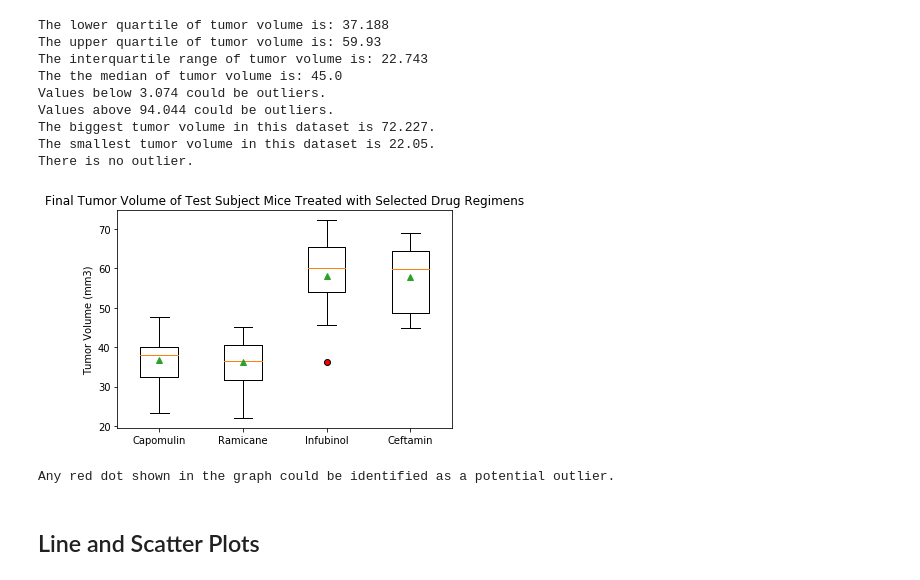
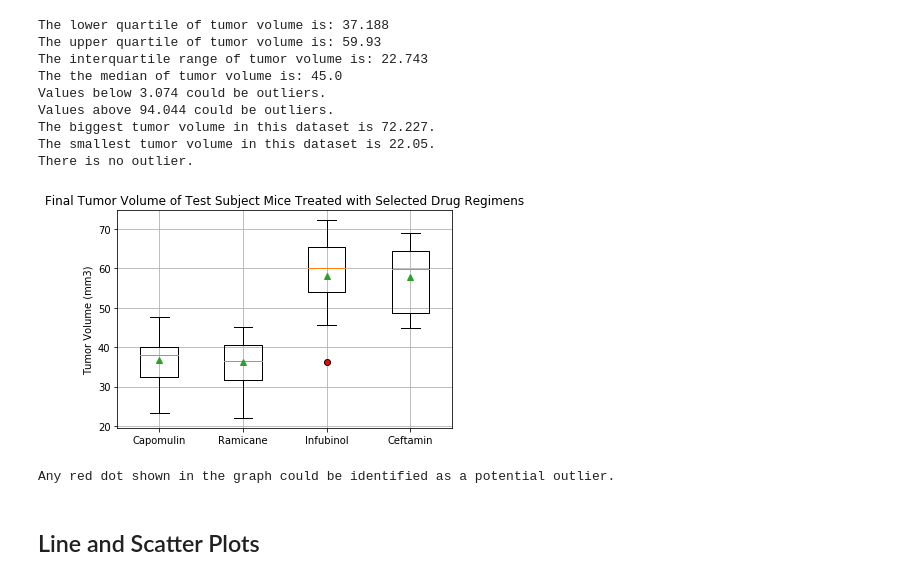
Before and after one commit to ztcnrh/matplotlib-challenge, a Jupyter notebook: pymaceuticals_starter.ipynb, the cells around one changed output. Saved outputs shown, nothing was run; the diff lists cells and outputs as text; code cells hidden in the pictures.

```diff
--- a/pymaceuticals_starter.ipynb
+++ b/pymaceuticals_starter.ipynb
@@ -339,32 +339,33 @@ There is no outlier.
 # %%
 # Generate a box plot of the final tumor volume of each mouse across four regimens of interest
 filt_capomulin = final_tumor_df['Drug Regimen'] == 'Capomulin'
 filt_ramicane = final_tumor_df['Drug Regimen'] == 'Ramicane'
 filt_infubinol = final_tumor_df['Drug Regimen'] == 'Infubinol'
 filt_ceftamin = final_tumor_df['Drug Regimen'] == 'Ceftamin'
 tumor_vol_capomulin = final_tumor_df.loc[filt_capomulin, 'Tumor Volume (mm3)']
 tumor_vol_ramicane = final_tumor_df.loc[filt_ramicane, 'Tumor Volume (mm3)']
 tumor_vol_infubinol = final_tumor_df.loc[filt_infubinol, 'Tumor Volume (mm3)']
 tumor_vol_ceftamin = final_tumor_df.loc[filt_ceftamin, 'Tumor Volume (mm3)']
 
 fig1, ax1 = plt.subplots()
 
 data = [tumor_vol_capomulin, tumor_vol_ramicane, tumor_vol_infubinol, tumor_vol_ceftamin]
 
 red_dot = dict(markerfacecolor='r', marker='o')
 labels = ['Capomulin', 'Ramicane', 'Infubinol', 'Ceftamin']
 
 ax1.boxplot(data, showmeans=True, flierprops=red_dot, labels=labels)
 
 # Other aesthetics
 ax1.set_title('Final Tumor Volume of Test Subject Mice Treated with Selected Drug Regimens')
 ax1.set_ylabel('Tumor Volume (mm3)')
+plt.grid()
 
 plt.show()
 
 print('Any red dot shown in the graph could be identified as a potential outlier.')
 # %% [output]
-[figure, old version]
+[figure, new version]
 Any red dot shown in the graph could be identified as a potential outlier.
 # %% [markdown]
 ## Line and Scatter Plots
```
Also changed, not shown: parts of 3 cells of this notebook.
